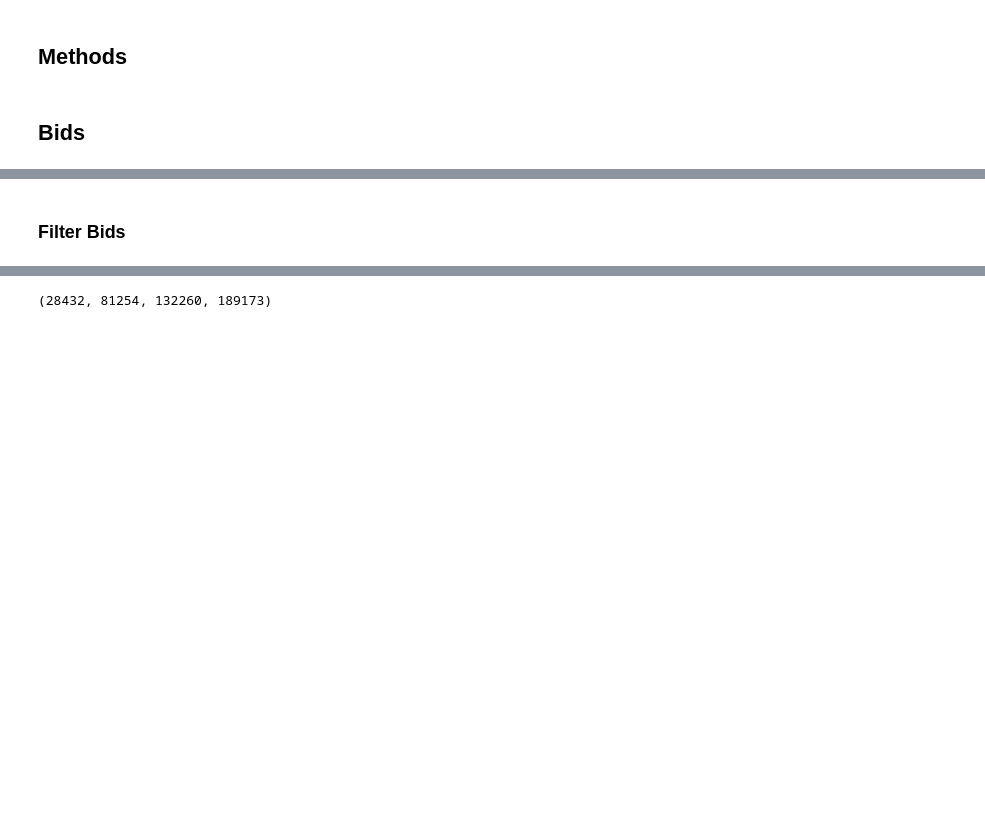
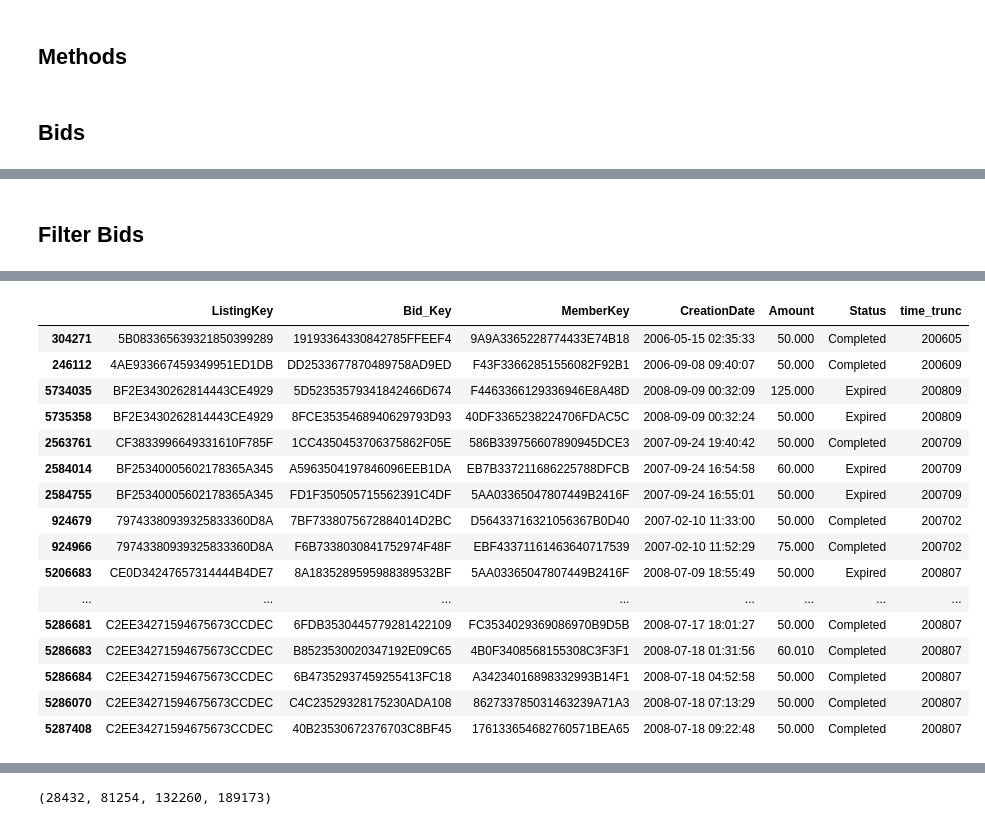
Before and after one commit to LINK-NU/CRII-1755873, a Jupyter notebook: CSCW21-Fundraising/Lending/Notebooks/Data_Filtering_Prep.ipynb, the cells around one changed output, grey strips where cells are left out. Saved outputs shown, nothing was run; the diff lists cells and outputs as text; code cells hidden in the pictures; blank space fills up the shorter version.

```diff
--- a/CSCW21-Fundraising/Lending/Notebooks/Data_Filtering_Prep.ipynb
+++ b/CSCW21-Fundraising/Lending/Notebooks/Data_Filtering_Prep.ipynb
@@ -59,3 +55,36 @@ projectsall = np.loadtxt('projectsall.out', delimiter=',', dtype=str)
+# %%
+# Take bids that contribute t% of the total amount raised
+def filter_bids_by_amount(threshold):
+    bids_ = []
+    threshold = threshold
+    for listing_key in tqdm_notebook(listing_keys[:1000]):
+#         print (listing_key)
+        var_df = listing_bids_map[listing_key]
+#         print "Amount Requested =", amount_requested_map[listing_key]
+
+        series = var_df['Amount'].fillna(0)
+        norm_cdf = np.cumsum(series)
+#         print "num_bids =", len(norm_cdf)
+        try:
+            limit = max(series)*threshold
+#             print "limit =", limit
+#             print "first contribution =", norm_cdf[0]
+            if norm_cdf[0] > limit:
+#                 print ("Pass")
+                pass
+            else:
+                 for i in range(len(norm_cdf)):
+                    if limit < norm_cdf[i]:
+                        bids_.append(var_df[:i-1])
+                        break
+#                  print len(bids_)
+#             print(1)
+        except Exception as e:
+#             print(e)
+            pass
+#         print "\n"
+#     return bids_
+    return pd.concat(bids_, axis=0)
 # %% [markdown]
 ## Bids
 # %%
@@ -100,2 +163,6 @@ print len(projectsall)
 # %% [markdown]
-### Filter Bids
+## Filter Bids
+# %%
+bids_10 = filter_bids_by_amount(0.10)
+bids_10.to_csv("../Data/bids_amount_50.csv", index=False)
+# %% [output]
@@ -102 +170,18 @@ print len(projectsall)
+|  | ListingKey | Bid_Key | MemberKey | CreationDate | Amount | Status | time_trunc |
+| 304271 | 5B083365639321850399289 | 19193364330842785FFEEF4 | 9A9A3365228774433E74B18 | 2006-05-15 02:35:33 | 50.000 | Completed | 200605 |
+| 246112 | 4AE933667459349951ED1DB | DD2533677870489758AD9ED | F43F33662851556082F92B1 | 2006-09-08 09:40:07 | 50.000 | Completed | 200609 |
+| 5734035 | BF2E3430262814443CE4929 | 5D52353579341842466D674 | F4463366129336946E8A48D | 2008-09-09 00:32:09 | 125.000 | Expired | 200809 |
+| 5735358 | BF2E3430262814443CE4929 | 8FCE3535468940629793D93 | 40DF3365238224706FDAC5C | 2008-09-09 00:32:24 | 50.000 | Expired | 200809 |
+| 2563761 | CF3833996649331610F785F | 1CC4350453706375862F05E | 586B339756607890945DCE3 | 2007-09-24 19:40:42 | 50.000 | Completed | 200709 |
+| 2584014 | BF25340005602178365A345 | A5963504197846096EEB1DA | EB7B337211686225788DFCB | 2007-09-24 16:54:58 | 60.000 | Expired | 200709 |
+| 2584755 | BF25340005602178365A345 | FD1F350505715562391C4DF | 5AA03365047807449B2416F | 2007-09-24 16:55:01 | 50.000 | Expired | 200709 |
+| 924679 | 79743380939325833360D8A | 7BF7338075672884014D2BC | D56433716321056367B0D40 | 2007-02-10 11:33:00 | 50.000 | Completed | 200702 |
+| 924966 | 79743380939325833360D8A | F6B7338030841752974F48F | EBF43371161463640717539 | 2007-02-10 11:52:29 | 75.000 | Completed | 200702 |
+| 5206683 | CE0D34247657314444B4DE7 | 8A1835289595988389532BF | 5AA03365047807449B2416F | 2008-07-09 18:55:49 | 50.000 | Expired | 200807 |
+| ... | ... | ... | ... | ... | ... | ... | ... |
+| 5286681 | C2EE34271594675673CCDEC | 6FDB3530445779281422109 | FC3534029369086970B9D5B | 2008-07-17 18:01:27 | 50.000 | Completed | 200807 |
+| 5286683 | C2EE34271594675673CCDEC | B8523530020347192E09C65 | 4B0F3408568155308C3F3F1 | 2008-07-18 01:31:56 | 60.010 | Completed | 200807 |
+| 5286684 | C2EE34271594675673CCDEC | 6B47352937459255413FC18 | A34234016898332993B14F1 | 2008-07-18 04:52:58 | 50.000 | Completed | 200807 |
+| 5286070 | C2EE34271594675673CCDEC | C4C23529328175230ADA108 | 862733785031463239A71A3 | 2008-07-18 07:13:29 | 50.000 | Completed | 200807 |
+| 5287408 | C2EE34271594675673CCDEC | 40B23530672376703C8BF45 | 176133654682760571BEA65 | 2008-07-18 09:22:48 | 50.000 | Completed | 200807 |
 # %%
```
Also changed, not shown: parts of 20 cells of this notebook.
